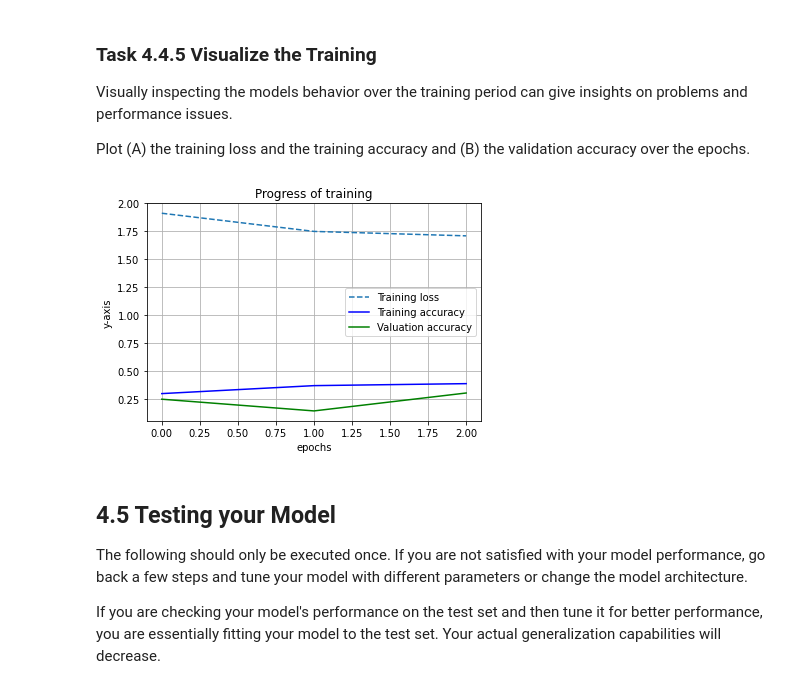
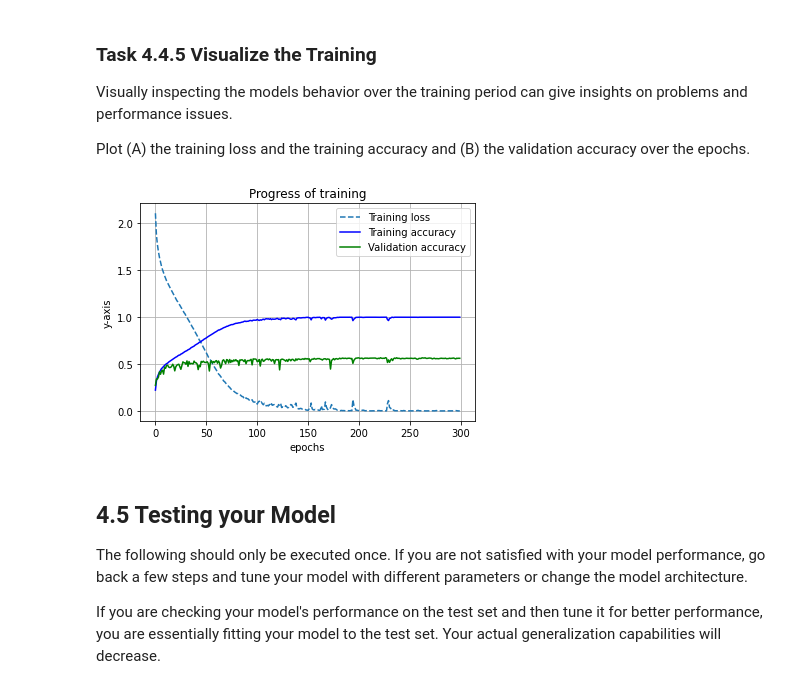
Before and after one commit to dasmerlon/DAIS, a Jupyter notebook: assignment04/CIFAR10REC.ipynb, the cells around one changed output. Drawn from its saved outputs; the diff is of its cells as text; code cells hidden in the pictures.

Commit message:
New model with 57.27% Accuracy

```diff
--- a/assignment04/CIFAR10REC.ipynb
+++ b/assignment04/CIFAR10REC.ipynb
@@ -128,6 +128,7 @@ model = nn.Sequential(
                       # Hidden Layer #1
                       nn.Linear(512, 1024),
                       nn.ReLU(),
+                      nn.Dropout(0.05),
                       nn.Linear(1024, 512),
                       # Activation function
                       nn.ReLU(),
@@ -147,10 +148,10 @@ In the following, you are presented with four of those that shape the training p
 
 The machine-learning practictioner who set up this notebook apparently did not pay full attention to the lecture and literature. Although all lead to a working model, the values of some are not chosen to the best of our knowledge.
 # %%
-learning_rate = 0.1
+learning_rate = 0.01
 loss = nn.CrossEntropyLoss()
 optimizer = torch.optim.SGD(model.parameters(), lr=learning_rate)
-epochs = 3
+epochs = 300
 # %% [markdown]
 ### 4.4.2 The Training Function
 The function `train` trains your model for one epoch and keeps track of the correct/incorrect predictions. It takes a model, a dataloader, and optimizer and a loss function, trains the model for one epoch and returns the mean loss over the epoch as well as the accuracy.
@@ -233,15 +246,16 @@ Plot (A) the training loss and the training accuracy and (B) the validation accu
 # %%
 plt.plot(tl, '--')
 plt.plot(ta, 'b')
 plt.plot(va, 'g')
 plt.title('Progress of training')
-plt.legend(['Training loss', 'Training accuracy', 'Valuation accuracy'])
+plt.legend(['Training loss', 'Training accuracy', 'Validation accuracy'])
 plt.xlabel("epochs")
 plt.ylabel("y-axis")
 plt.grid()
+plt.savefig('300-epochs-model.png', bbox_inches='tight')
 plt.show()
 # %% [output]
-[figure, old version]
+[figure, new version]
 # %% [markdown]
 ## 4.5 Testing your Model
 The following should only be executed once. If you are not satisfied with your model performance, go back a few steps and tune your model with different parameters or change the model architecture.
```
Also changed, not shown: parts of 3 cells of this notebook.
